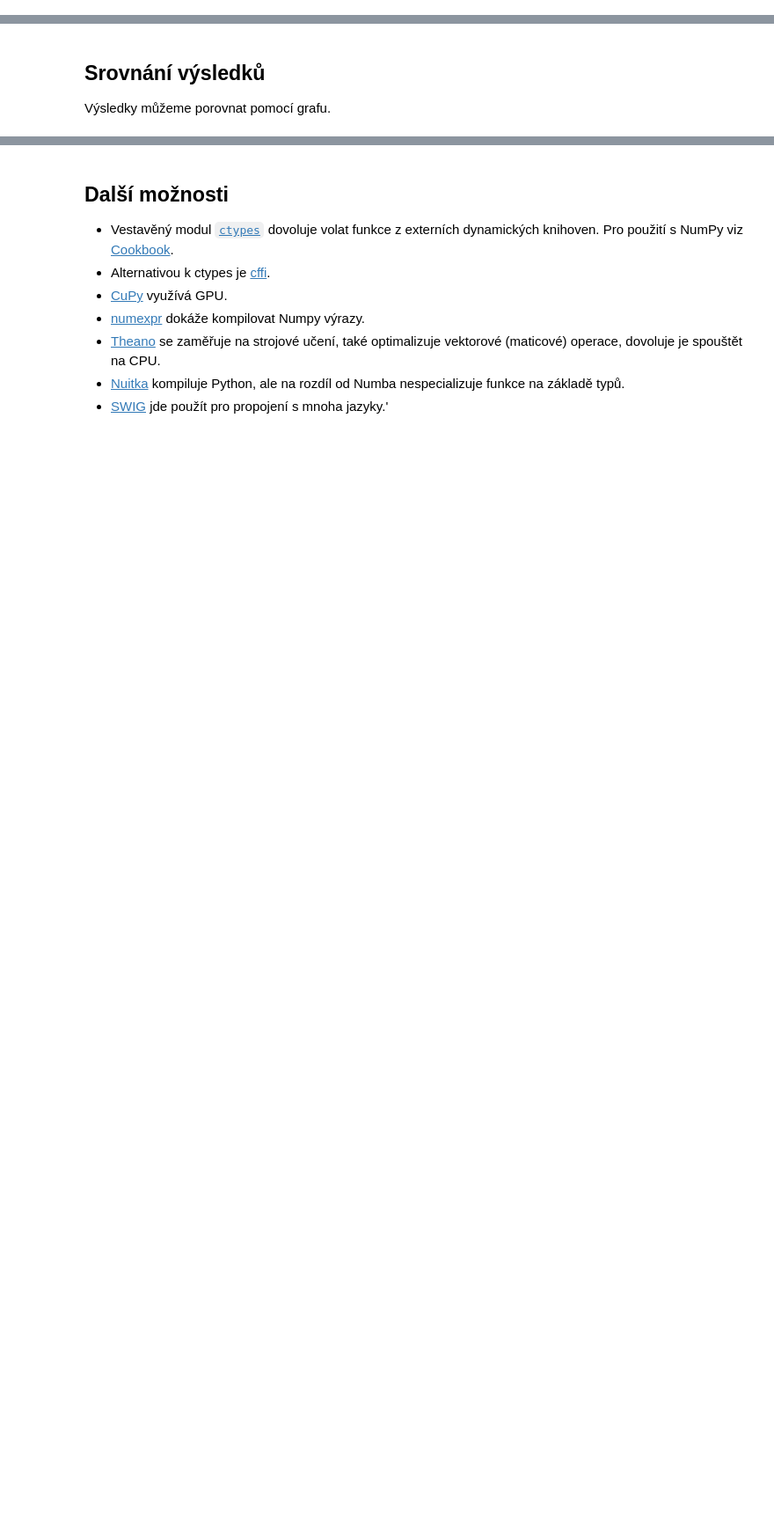
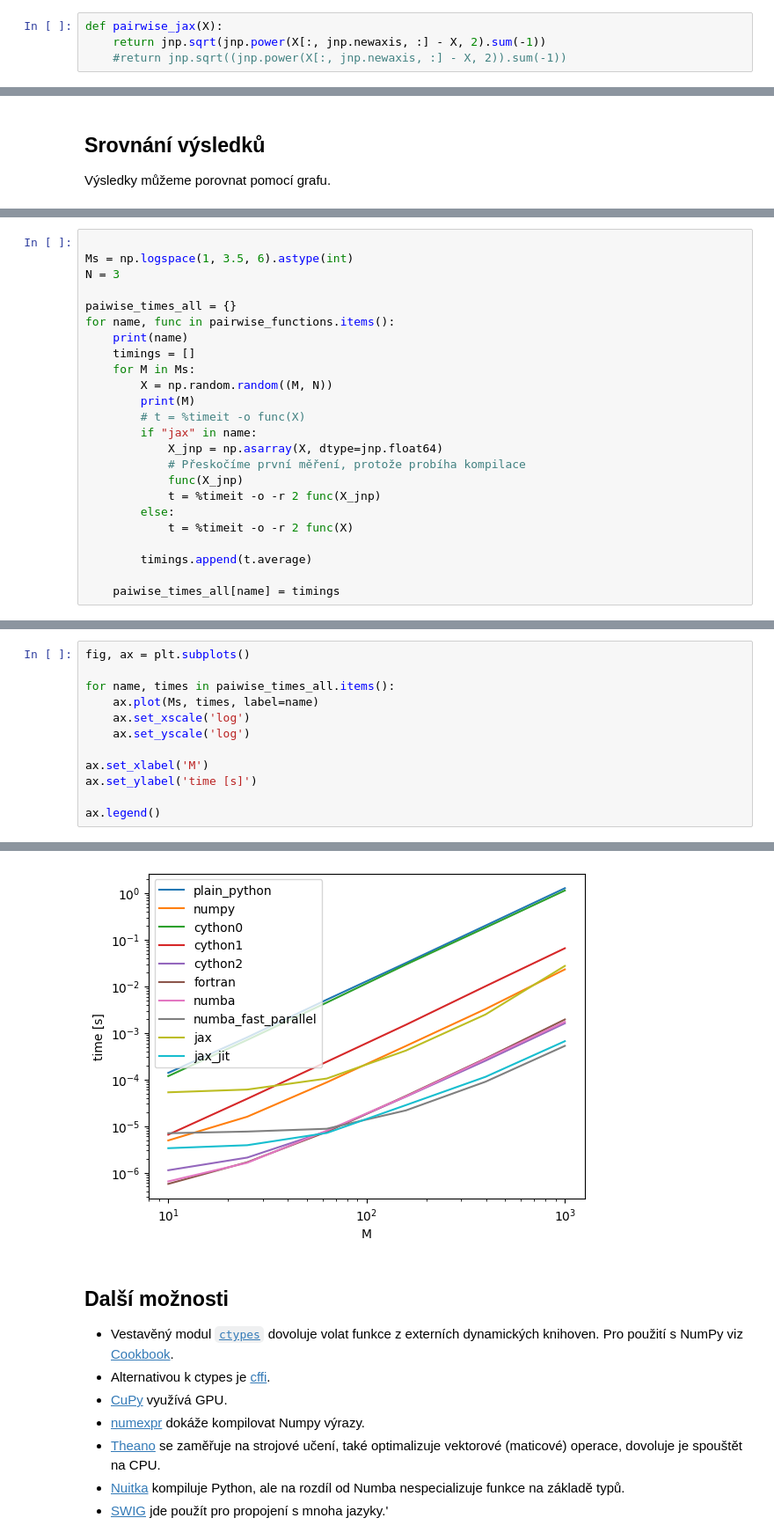
Before and after one commit to coobas/numerical_python_course, a Jupyter notebook: lecture_notes.cz/210_optimalizace-az-na-cost.ipynb, the cells around one changed output, grey strips where cells are left out. Shown at 88% size. Saved outputs shown, nothing was run; the diff lists cells and outputs as text; blank space fills up the shorter version.

```diff
--- a/lecture_notes.cz/210_optimalizace-az-na-cost.ipynb
+++ b/lecture_notes.cz/210_optimalizace-az-na-cost.ipynb
@@ -557,0 +576,4 @@ pairwise_times['numba_fast_parallel'] = timings
+# %%
+def pairwise_jax(X):
+    return jnp.sqrt(jnp.power(X[:, jnp.newaxis, :] - X, 2).sum(-1))
+    #return jnp.sqrt((jnp.power(X[:, jnp.newaxis, :] - X, 2)).sum(-1))
@@ -591,0 +666,24 @@ ax.set_yscale('log')
+# %%
+
+Ms = np.logspace(1, 3.5, 6).astype(int)
+N = 3
+
+paiwise_times_all = {}
+for name, func in pairwise_functions.items():
+    print(name)
+    timings = []
+    for M in Ms:
+        X = np.random.random((M, N))
+        print(M)
+        # t = %timeit -o func(X)
+        if "jax" in name:
+            X_jnp = np.asarray(X, dtype=jnp.float64)
+            # Přeskočíme první měření, protože probíha kompilace
+            func(X_jnp)
+            t = %timeit -o -r 2 func(X_jnp)
+        else:
+            t = %timeit -o -r 2 func(X)
+
+        timings.append(t.average)
+
+    paiwise_times_all[name] = timings
@@ -591,0 +708,13 @@ ax.set_yscale('log')
+# %%
+fig, ax = plt.subplots()
+
+for name, times in paiwise_times_all.items():
+    ax.plot(Ms, times, label=name)
+    ax.set_xscale('log')
+    ax.set_yscale('log')
+
+ax.set_xlabel('M')
+ax.set_ylabel('time [s]')
+
+ax.legend()
+# %% [output]
@@ -592,3 +722,4 @@ ax.set_yscale('log')
+[figure, added]
 # %% [markdown]
 ## Další možnosti
 
```
Also changed, not shown: parts of 54 cells of this notebook, 5 other files.
